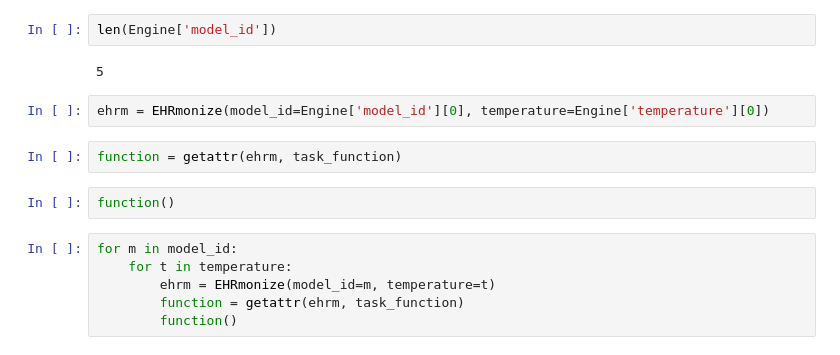
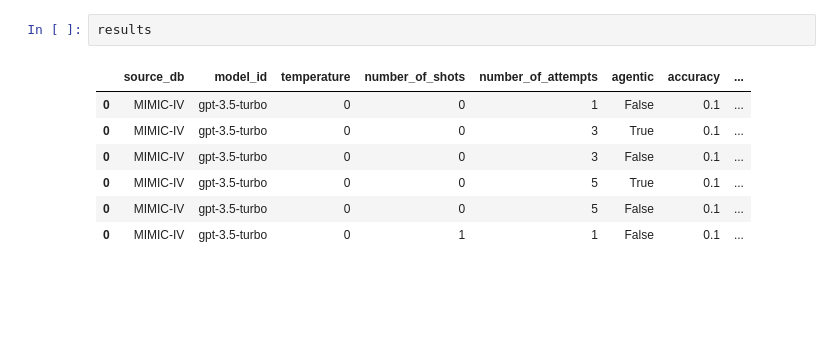
Before and after one commit to aiwonglab/ehrmonize, a Jupyter notebook: experiments.ipynb, the cells around one changed output. Drawn from its saved outputs; the diff is of its cells as text; blank space fills up the shorter version.

Commit message:
add basic flow finalized for generic_names task

```diff
--- a/experiments.ipynb
+++ b/experiments.ipynb
@@ -57,16 +86,10 @@ Engine
-# %%
-len(Engine['model_id'])
-# %% [output]
-5
-# %%
-ehrm = EHRmonize(model_id=Engine['model_id'][0], temperature=Engine['temperature'][0])
-# %%
-function = getattr(ehrm, task_function)
-# %%
-function()
-# %%
-for m in model_id:
-    for t in temperature:
-        ehrm = EHRmonize(model_id=m, temperature=t)
-        function = getattr(ehrm, task_function)
-        function()
+# %%
+results
+# %% [output]
+|  | source_db | model_id | temperature | number_of_shots | number_of_attempts | agentic | accuracy | ... |
+| 0 | MIMIC-IV | gpt-3.5-turbo | 0 | 0 | 1 | False | 0.1 | ... |
+| 0 | MIMIC-IV | gpt-3.5-turbo | 0 | 0 | 3 | True | 0.1 | ... |
+| 0 | MIMIC-IV | gpt-3.5-turbo | 0 | 0 | 3 | False | 0.1 | ... |
+| 0 | MIMIC-IV | gpt-3.5-turbo | 0 | 0 | 5 | True | 0.1 | ... |
+| 0 | MIMIC-IV | gpt-3.5-turbo | 0 | 0 | 5 | False | 0.1 | ... |
+| 0 | MIMIC-IV | gpt-3.5-turbo | 0 | 1 | 1 | False | 0.1 | ... |
```
Also changed, not shown: parts of 6 cells of this notebook, 1 other file.
